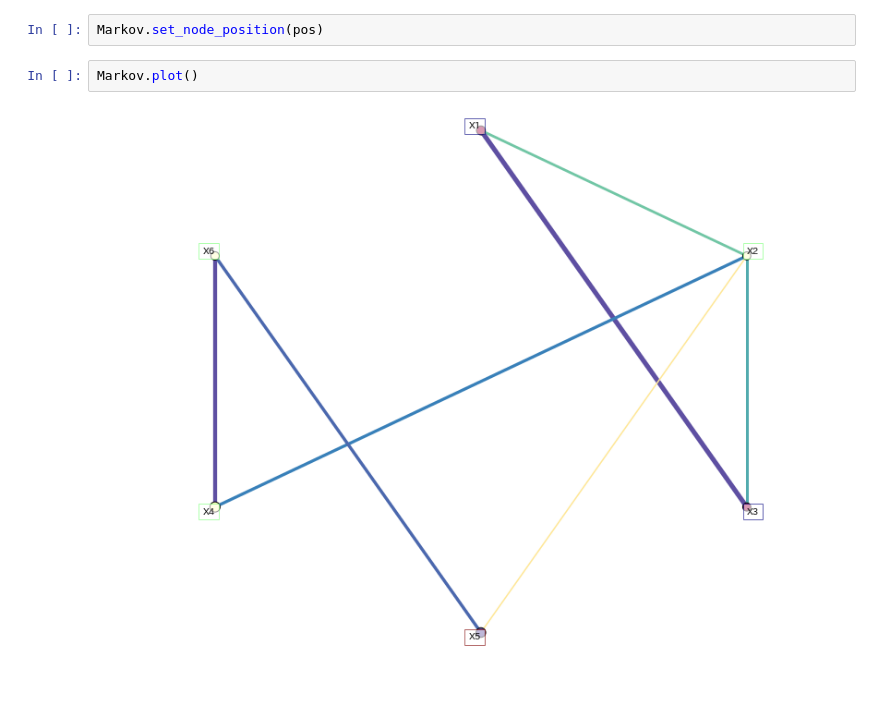
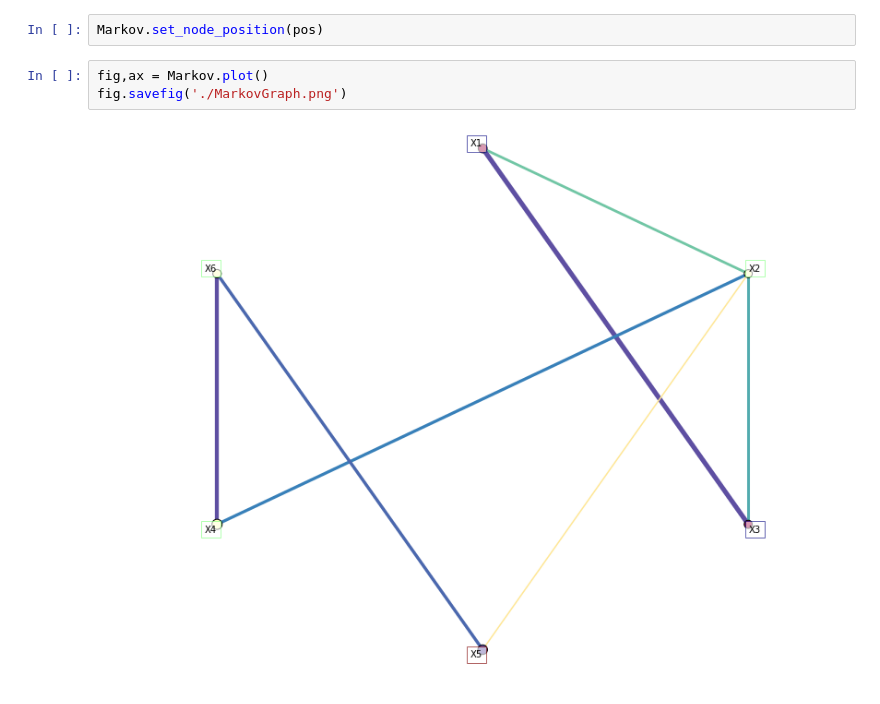
Before and after one commit to JohnYKiyo/GraphicalLasso-MarkovGraph, a Jupyter notebook: GraphLasso-VersusMarkovGraph.ipynb, the cells around one changed output. Drawn from its saved outputs; the diff is of its cells as text.

```diff
--- a/GraphLasso-VersusMarkovGraph.ipynb
+++ b/GraphLasso-VersusMarkovGraph.ipynb
@@ -280,7 +283,8 @@ pos = {'X1':[0,1],
        'X6':[-np.sqrt(3),0.5]}
 # %%
 Markov.set_node_position(pos)
-# %%
-Markov.plot()
-# %% [output]
-[figure, removed]
+# %%
+fig,ax = Markov.plot()
+fig.savefig('./MarkovGraph.png')
+# %% [output]
+[figure, added]
```
Also changed, not shown: parts of 10 cells of this notebook, 1 other file.
